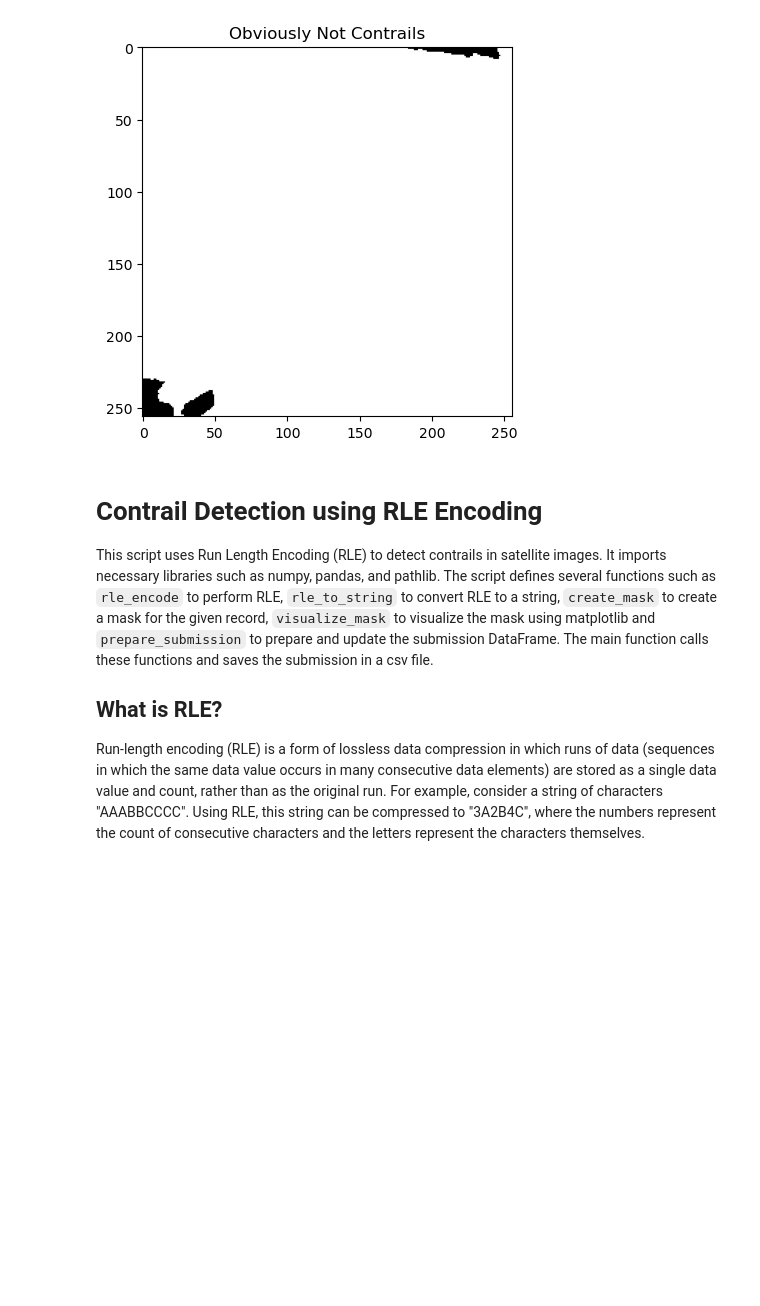
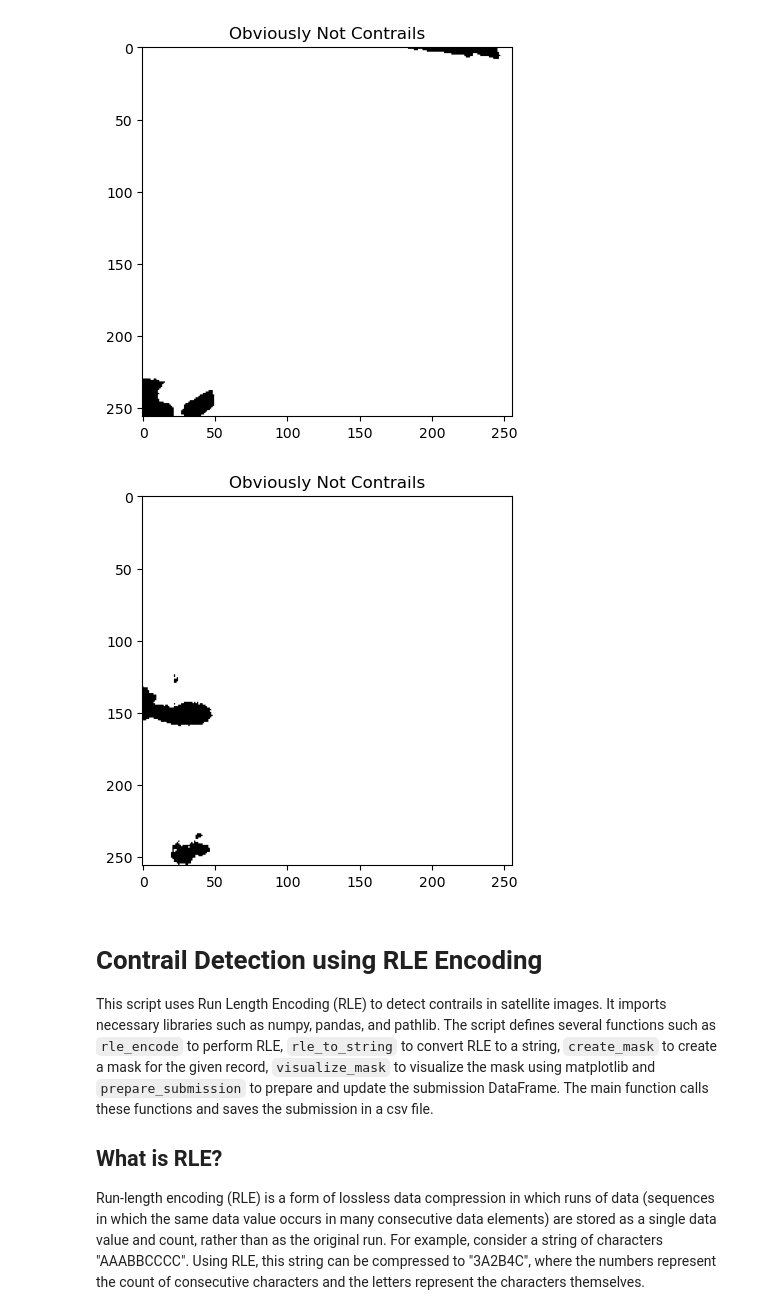
Before and after one commit to patmejia/kaggle_ml, a Jupyter notebook: goes16-contrail-detection-rle-encoding.ipynb, the cells around one changed output. Cells and saved outputs as stored; diff of their text form; code cells hidden in the pictures; blank space fills up the shorter version.

Commit message:
Kaggle Notebook | goes16_contrail_detection_rle_encoding | Version 3

```diff
--- a/goes16-contrail-detection-rle-encoding.ipynb
+++ b/goes16-contrail-detection-rle-encoding.ipynb
@@ -32,34 +32,35 @@ def visualize_mask(mask):
     """Visualizes the mask using matplotlib."""
     import matplotlib.pyplot as plt
     plt.imshow(mask, cmap='Greys')
     plt.title("Obviously Not Contrails")
     plt.show()
 
 def prepare_submission(submission, record, mask):
     """Prepares and updates the submission DataFrame."""
     rle_mask = rle_encode(mask)
     submission.loc[int(record), 'encoded_pixels'] = rle_to_string(rle_mask)
 
 def main(data_path, num_plots=1):
     """Main function."""
     data_path = Path(data_path)
     test_records = [entry.name for entry in data_path.glob('test/*') if entry.is_dir()]
     num_pixels = 1000
 
     submission = pd.read_csv(data_path / 'sample_submission.csv', index_col='record_id')
 
     for i, record in enumerate(test_records):
         mask = create_mask(data_path, record, num_pixels)
         if i < num_plots:  # Visualize the masks for the first 'num_plots' records
             visualize_mask(mask)
         prepare_submission(submission, record, mask)
 
     submission.to_csv('submission.csv')
 
 # Directly call main with your data_path and num_plots as arguments
-main('/kaggle/input/google-research-identify-contrails-reduce-global-warming', num_plots=1)
+main('/kaggle/input/google-research-identify-contrails-reduce-global-warming', num_plots=2)
 # %% [output]
 [figure]
+[figure, added]
 # %% [markdown]
 # Contrail Detection using RLE Encoding
 
```
Also changed, not shown: parts of 1 cell of this notebook.
